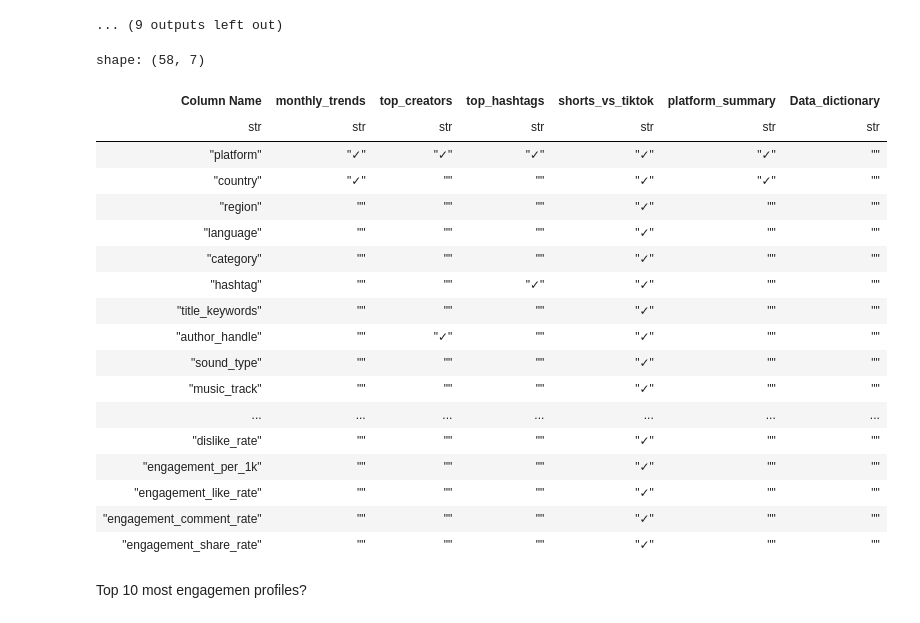
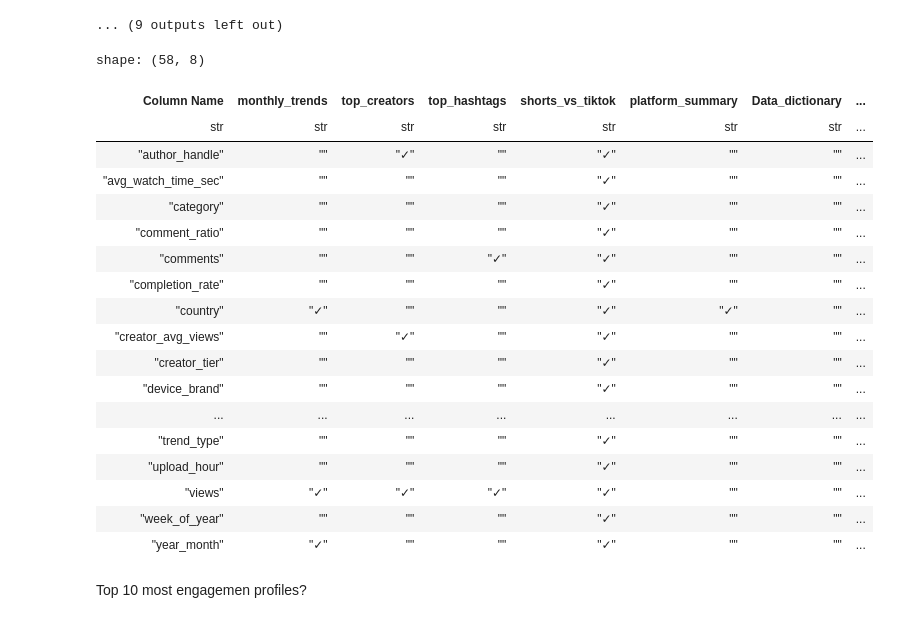
Before and after one commit to LeonTran29/YouTubeShorts-TikTok2025_Trends-Dataset, a Jupyter notebook: Process.ipynb, the cells around one changed output. Drawn from its saved outputs; the diff is of its cells as text; code cells hidden in the pictures.

```diff
--- a/Process.ipynb
+++ b/Process.ipynb
@@ -453,55 +453,58 @@ datasets = {
     'top_hashtags': pl.read_csv('Dataset/top_hashtags_2025.csv'),
     'shorts_vs_tiktok': pl.read_csv('Dataset/youtube_shorts_tiktok_trends_2025.csv'),
     'platform_summary': pl.read_csv('Dataset/country_platform_summary_2025.csv'),
     'Data_dictionary': pl.read_csv('Dataset/DATA_DICTIONARY.csv')
 }
+data_dict = datasets['Data_dictionary'].sort('column')
 
-columns_to_check = datasets['Data_dictionary']['column'].to_list()
+columns_to_check = data_dict['column'].to_list()
+description_to_add = data_dict['description'].to_list()
 
 # Create a dictionary to hold the results
 summary_data = {dataset_name: [] for dataset_name in datasets.keys()}
 
 for col in columns_to_check:
     for dataset_name, df in datasets.items():
         # Check if the column exists in the current DataFrame
         if col in df.columns:
             summary_data[dataset_name].append('✓')
         else:
             summary_data[dataset_name].append('') # Empty string for better visualization
 
 # Add the columns to check as a list in the summary data
 summary_data['Column Name'] = columns_to_check
+summary_data['Description'] = description_to_add
 
 # Convert the summary data to a Polars DataFrame
 summary_table = pl.DataFrame(summary_data)
 
 # Reorder the columns so that 'Column Name' is first
-ordered_cols = ['Column Name'] + list(datasets.keys())
+ordered_cols = ['Column Name'] + list(datasets.keys()) + ['Description']
 summary_table = summary_table.select(ordered_cols)
 
 # Display the final table
-with pl.Config(tbl_rows=-1, tbl_cols=-1):
+with pl.Config(tbl_rows=-1, tbl_cols=-1, fmt_str_lengths=200):
     display(summary_table)
 # %% [output]
-shape: (58, 7)
+shape: (58, 8)
-| Column Name | monthly_trends | top_creators | top_hashtags | shorts_vs_tiktok | platform_summary | Data_dictionary |
-| str | str | str | str | str | str | str |
-| "platform" | "✓" | "✓" | "✓" | "✓" | "✓" | "" |
-| "country" | "✓" | "" | "" | "✓" | "✓" | "" |
-| "region" | "" | "" | "" | "✓" | "" | "" |
-| "language" | "" | "" | "" | "✓" | "" | "" |
-| "category" | "" | "" | "" | "✓" | "" | "" |
-| "hashtag" | "" | "" | "✓" | "✓" | "" | "" |
-| "title_keywords" | "" | "" | "" | "✓" | "" | "" |
-| "author_handle" | "" | "✓" | "" | "✓" | "" | "" |
-| "sound_type" | "" | "" | "" | "✓" | "" | "" |
-| "music_track" | "" | "" | "" | "✓" | "" | "" |
-| ... | ... | ... | ... | ... | ... | ... |
-| "dislike_rate" | "" | "" | "" | "✓" | "" | "" |
-| "engagement_per_1k" | "" | "" | "" | "✓" | "" | "" |
-| "engagement_like_rate" | "" | "" | "" | "✓" | "" | "" |
-| "engagement_comment_rate" | "" | "" | "" | "✓" | "" | "" |
-| "engagement_share_rate" | "" | "" | "" | "✓" | "" | "" |
+| Column Name | monthly_trends | top_creators | top_hashtags | shorts_vs_tiktok | platform_summary | Data_dictionary | ... |
+| str | str | str | str | str | str | str | ... |
+| "author_handle" | "" | "✓" | "" | "✓" | "" | "" | ... |
+| "avg_watch_time_sec" | "" | "" | "" | "✓" | "" | "" | ... |
+| "category" | "" | "" | "" | "✓" | "" | "" | ... |
+| "comment_ratio" | "" | "" | "" | "✓" | "" | "" | ... |
+| "comments" | "" | "" | "✓" | "✓" | "" | "" | ... |
+| "completion_rate" | "" | "" | "" | "✓" | "" | "" | ... |
+| "country" | "✓" | "" | "" | "✓" | "✓" | "" | ... |
+| "creator_avg_views" | "" | "✓" | "" | "✓" | "" | "" | ... |
+| "creator_tier" | "" | "" | "" | "✓" | "" | "" | ... |
+| "device_brand" | "" | "" | "" | "✓" | "" | "" | ... |
+| ... | ... | ... | ... | ... | ... | ... | ... |
+| "trend_type" | "" | "" | "" | "✓" | "" | "" | ... |
+| "upload_hour" | "" | "" | "" | "✓" | "" | "" | ... |
+| "views" | "✓" | "✓" | "✓" | "✓" | "" | "" | ... |
+| "week_of_year" | "" | "" | "" | "✓" | "" | "" | ... |
+| "year_month" | "✓" | "" | "" | "✓" | "" | "" | ... |
 # %% [markdown]
 Top 10 most engagemen profiles?
 # %%
```
Also changed, not shown: parts of 2 cells of this notebook.
